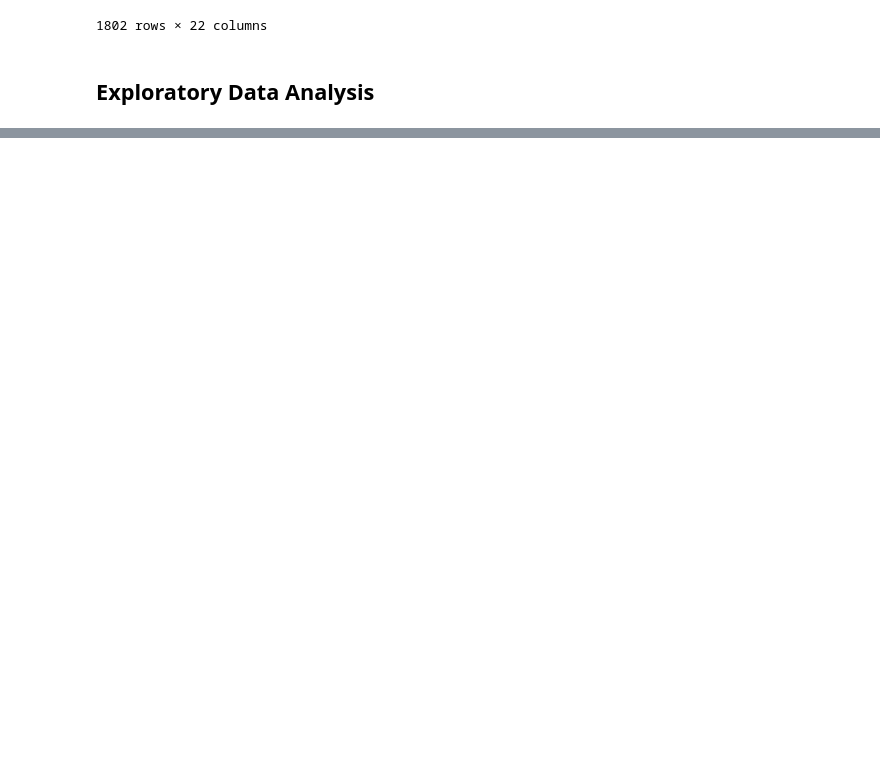
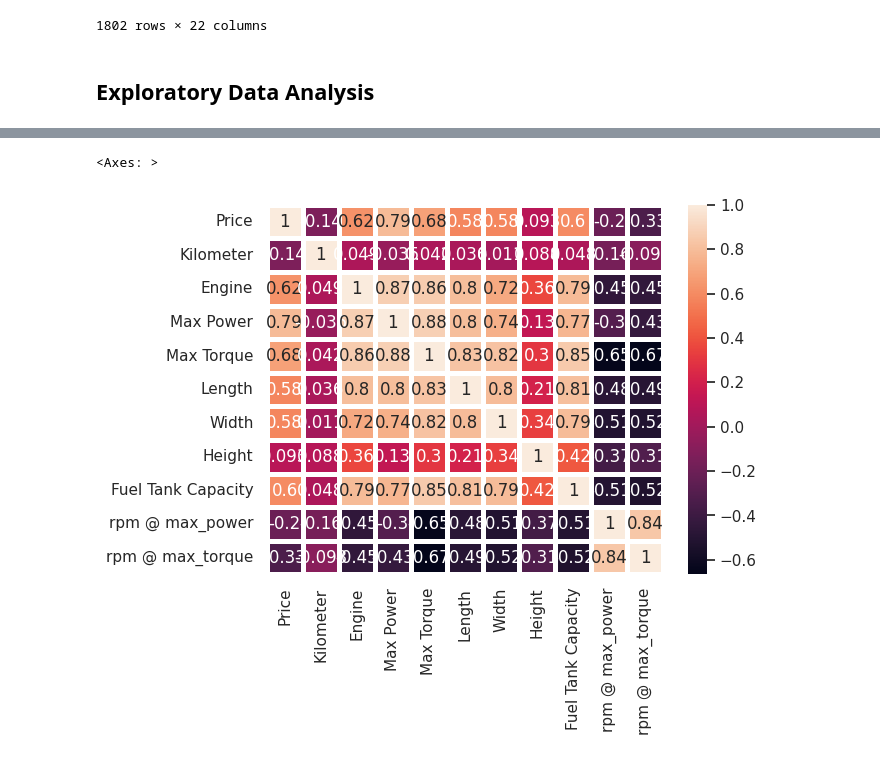
Before and after one commit to devroopsaha744/Data-Analytics-project-on-Used-Cards-Dataset, a Jupyter notebook: MLCOE_task1_EDA_used_cars_dataset.ipynb, the cells around one changed output, grey strips where cells are left out. Saved outputs shown, nothing was run; the diff lists cells and outputs as text; code cells hidden in the pictures; blank space fills up the shorter version.

```diff
--- a/MLCOE_task1_EDA_used_cars_dataset.ipynb
+++ b/MLCOE_task1_EDA_used_cars_dataset.ipynb
@@ -342,0 +261,6 @@ plt.show()
+# %%
+corr = df.corr()
+sns.heatmap(corr, annot = True, linewidths = 3.5)
+# %% [output]
+<Axes: >
+[figure, added]
```
Also changed, not shown: parts of 39 cells of this notebook.
